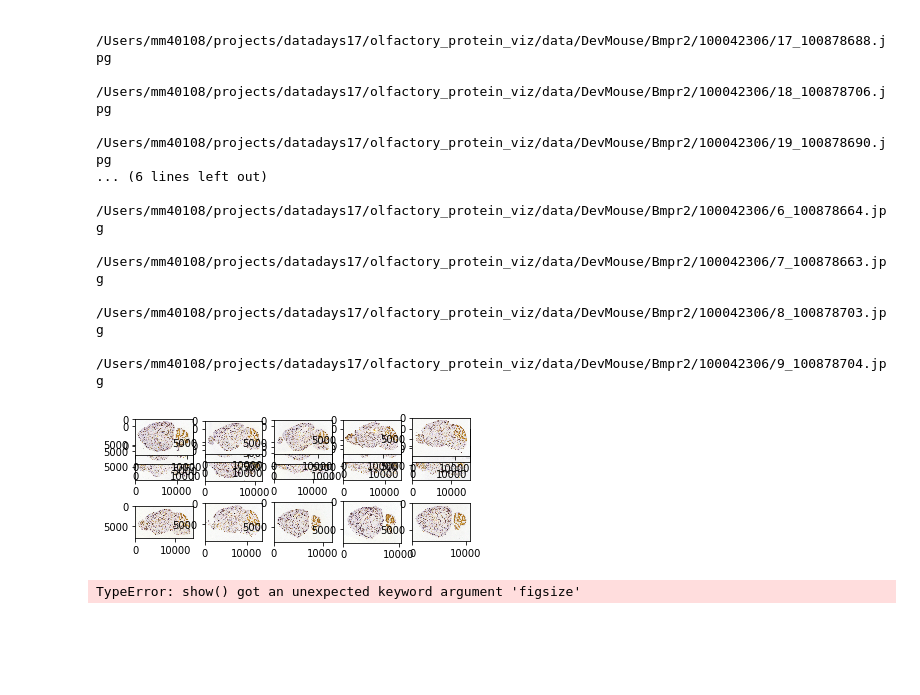
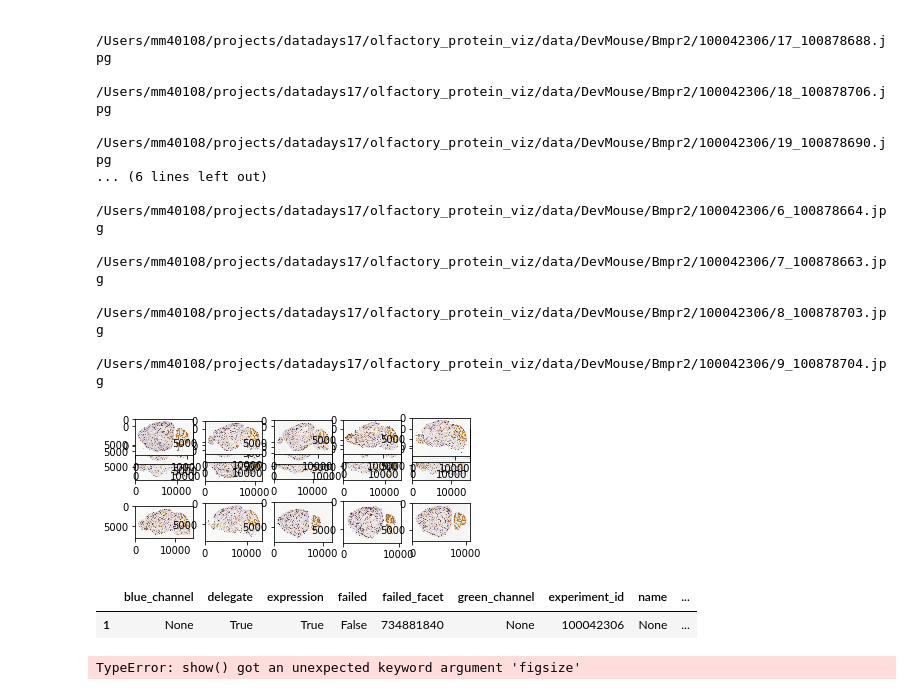
Before and after one commit to seunginah/olfactory_protein_viz, a Jupyter notebook: notebooks/2_image-processing.ipynb, the cells around one changed output. Saved outputs shown, nothing was run; the diff lists cells and outputs as text; code cells hidden in the pictures; blank space fills up the shorter version.

```diff
--- a/notebooks/2_image-processing.ipynb
+++ b/notebooks/2_image-processing.ipynb
@@ -77,6 +77,14 @@ read_images_in( /Users/mm40108/projects/datadays17/olfactory_protein_viz/data/De
         /Users/mm40108/projects/datadays17/olfactory_protein_viz/data/DevMouse/Bmpr2/100042306/8_100878703.jpg
         /Users/mm40108/projects/datadays17/olfactory_protein_viz/data/DevMouse/Bmpr2/100042306/9_100878704.jpg
 [figure]
+# %%
+gene = 'Bmpr2'
+experiment = 100042306
+ex = exp_data[exp_data.experiment_id == experiment]
+ex
+# %% [output]
+|  | blue_channel | delegate | expression | failed | failed_facet | green_channel | experiment_id | name | ... |
+| 1 | None | True | True | False | 734881840 | None | 100042306 | None | ... |
 # %%
 fig = plot_expanding_rows(img_dict)
 fig.show(figsize=(12,12))
```
Also changed, not shown: 7 other files.
